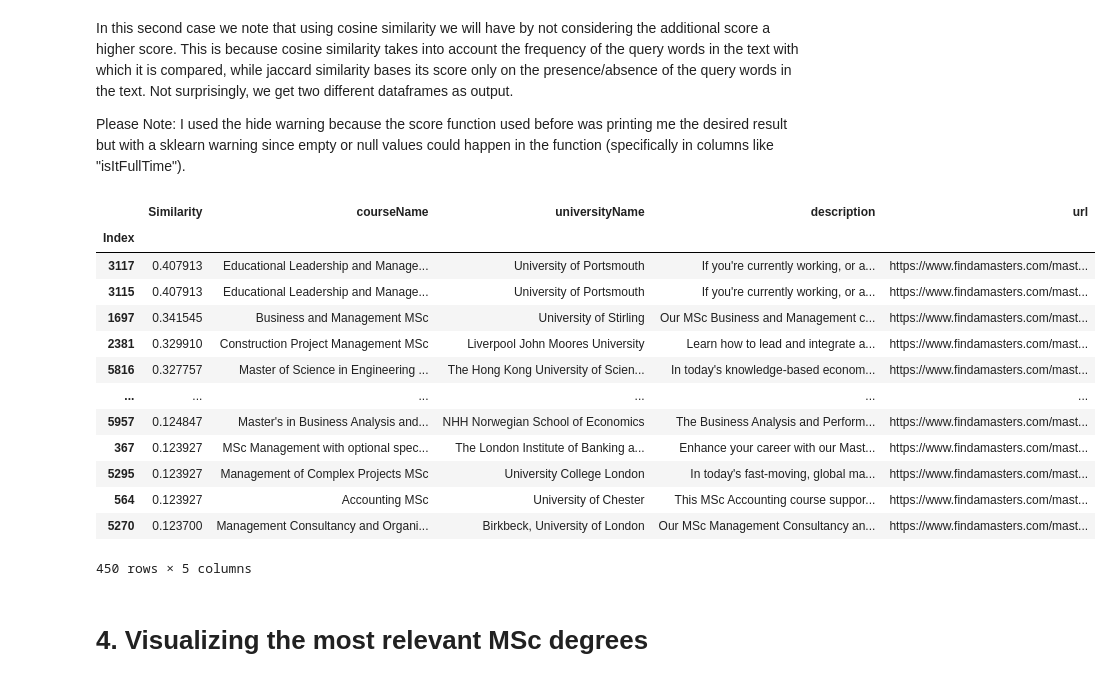
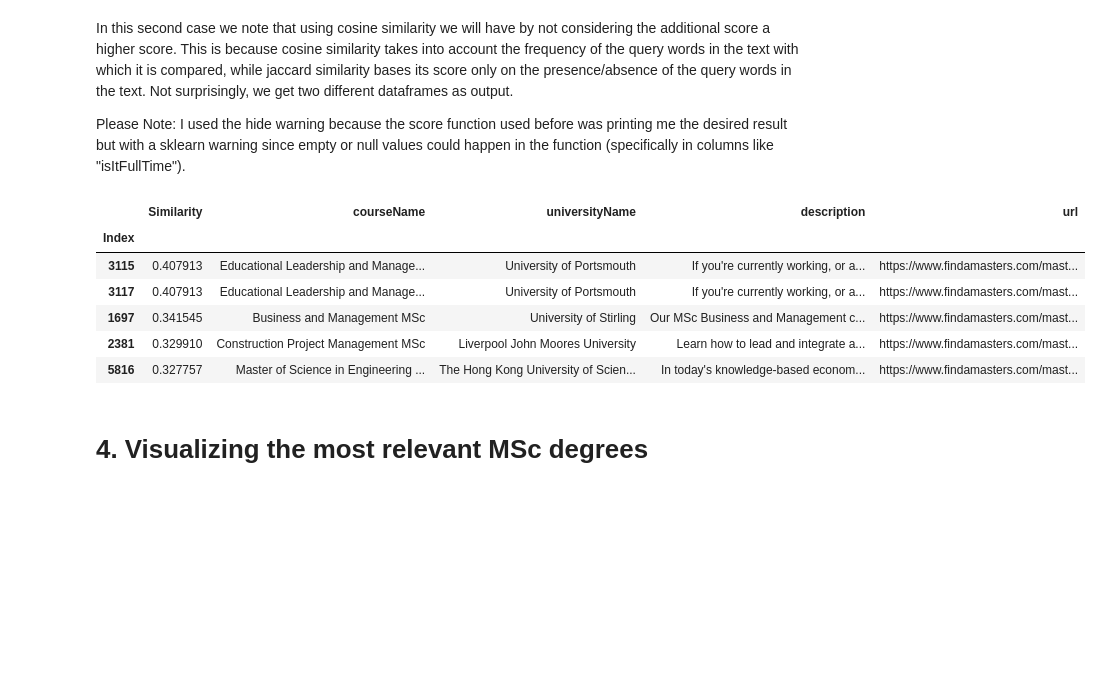
Before and after one commit to gianluca-24/hw3, a Jupyter notebook: hw3/HW3_def.ipynb, the cells around one changed output. Drawn from its saved outputs; the diff is of its cells as text; code cells hidden in the pictures; blank space fills up the shorter version.

```diff
--- a/hw3/HW3_def.ipynb
+++ b/hw3/HW3_def.ipynb
@@ -546,26 +545,19 @@ In this second case we note that using cosine similarity we will have by not con
 Please Note: I used the hide warning because the score function used before was printing me the desired result but with a sklearn warning since empty or null values could happen in the function (specifically in columns like "isItFullTime").
 # %%
 
-k=450
+k=5
 top_k_results = Research2(Query, masters_df, k)
 #pd.set_option("display.max_colwidth", None)
 
 top_k_results
 # %% [output]
 |  | Similarity | courseName | universityName | description | url |
 | Index |  |  |  |  |  |
+| 3115 | 0.407913 | Educational Leadership and Manage... | University of Portsmouth | If you're currently working, or a... | https://www.findamasters.com/mast... |
 | 3117 | 0.407913 | Educational Leadership and Manage... | University of Portsmouth | If you're currently working, or a... | https://www.findamasters.com/mast... |
-| 3115 | 0.407913 | Educational Leadership and Manage... | University of Portsmouth | If you're currently working, or a... | https://www.findamasters.com/mast... |
 | 1697 | 0.341545 | Business and Management MSc | University of Stirling | Our MSc Business and Management c... | https://www.findamasters.com/mast... |
 | 2381 | 0.329910 | Construction Project Management MSc | Liverpool John Moores University | Learn how to lead and integrate a... | https://www.findamasters.com/mast... |
 | 5816 | 0.327757 | Master of Science in Engineering ... | The Hong Kong University of Scien... | In today's knowledge-based econom... | https://www.findamasters.com/mast... |
-| ... | ... | ... | ... | ... | ... |
-| 5957 | 0.124847 | Master's in Business Analysis and... | NHH Norwegian School of Economics | The Business Analysis and Perform... | https://www.findamasters.com/mast... |
-| 367 | 0.123927 | MSc Management with optional spec... | The London Institute of Banking a... | Enhance your career with our Mast... | https://www.findamasters.com/mast... |
-| 5295 | 0.123927 | Management of Complex Projects MSc | University College London | In today's fast-moving, global ma... | https://www.findamasters.com/mast... |
-| 564 | 0.123927 | Accounting MSc | University of Chester | This MSc Accounting course suppor... | https://www.findamasters.com/mast... |
-| 5270 | 0.123700 | Management Consultancy and Organi... | Birkbeck, University of London | Our MSc Management Consultancy an... | https://www.findamasters.com/mast... |
-450 rows × 5 columns
 # %% [markdown]
 # 4. Visualizing the most relevant MSc degrees
 # %% [markdown]
```
Also changed, not shown: parts of 1 cell of this notebook.
